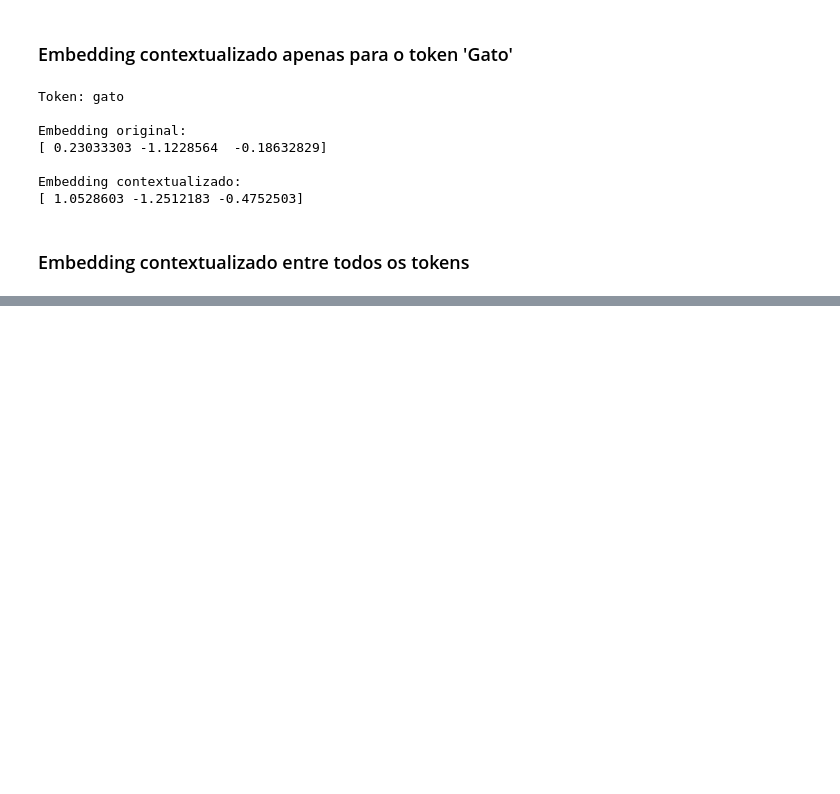
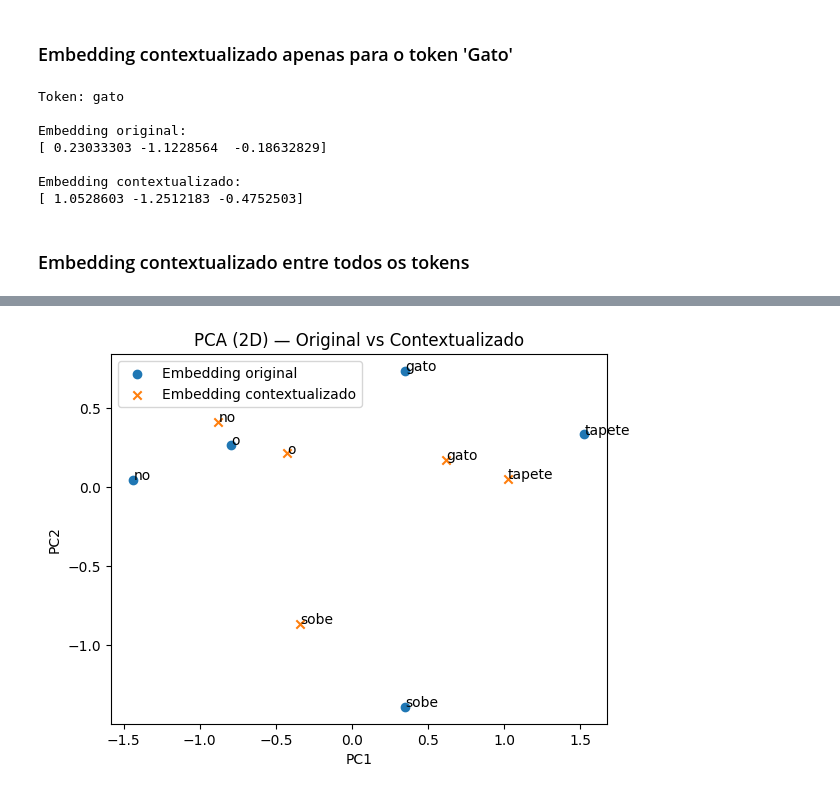
Before and after one commit to professortavares/build_llm, a Jupyter notebook: notebooks/cap03/01 - Simplified Self Attention.ipynb, the cells around one changed output, grey strips where cells are left out. Saved outputs shown, nothing was run; the diff lists cells and outputs as text; code cells hidden in the pictures; blank space fills up the shorter version.

```diff
--- a/notebooks/cap03/01 - Simplified Self Attention.ipynb
+++ b/notebooks/cap03/01 - Simplified Self Attention.ipynb
@@ -275,0 +311,40 @@ Embedding contextualizado: [ 1.1817192  -1.5289683  -0.77386177]
+# %%
+emb_pca = pca_2d(embeddings)
+ctx_pca = pca_2d(contextual_embeddings)
+
+emb_np = emb_pca.detach().cpu().numpy()
+ctx_np = ctx_pca.detach().cpu().numpy()
+# %%
+tokens = ["o", "gato", "sobe", "no", "tapete"]
+
+plt.figure()
+
+plt.scatter(emb_np[:, 0], emb_np[:, 1], marker='o', label='Embedding original')
+plt.scatter(ctx_np[:, 0], ctx_np[:, 1], marker='x', label='Embedding contextualizado')
+
+for i, token in enumerate(tokens):
+    # embedding original
+    plt.text(
+        emb_np[i, 0],
+        emb_np[i, 1],
+        token,
+        fontsize=10,
+        ha='left'
+    )
+
+    # embedding contextualizado
+    plt.text(
+        ctx_np[i, 0],
+        ctx_np[i, 1],
+        token,
+        fontsize=10,
+        ha='left'
+    )
+
+plt.legend(loc="best")
+plt.title('PCA (2D) — Original vs Contextualizado')
+plt.xlabel('PC1')
+plt.ylabel('PC2')
+plt.show()
+# %% [output]
+[figure, added]
```
Also changed, not shown: parts of 8 cells of this notebook, 7 other files.
